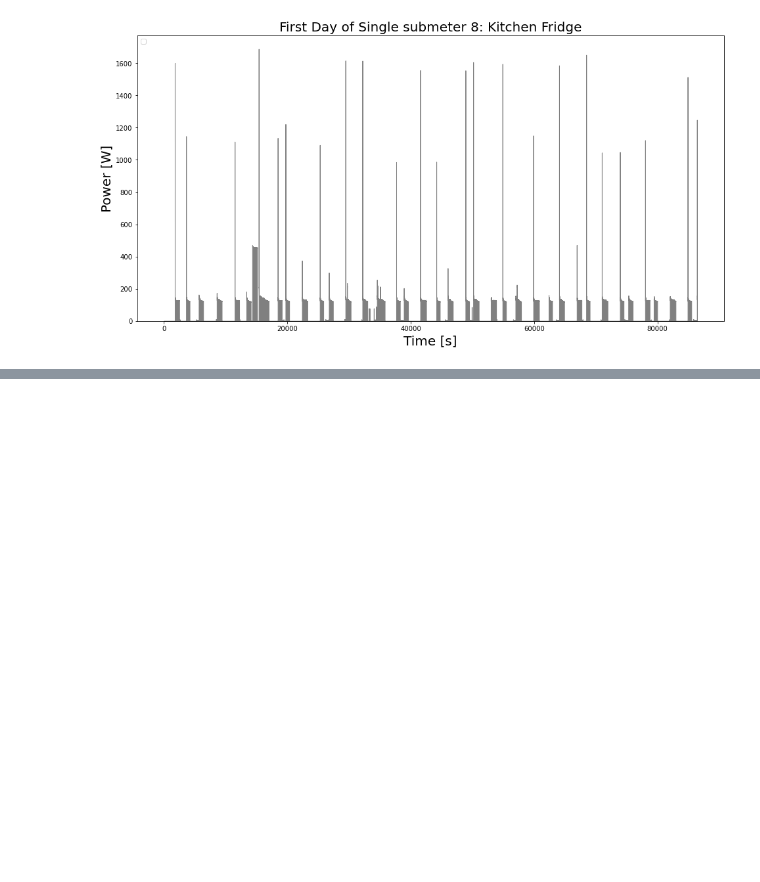
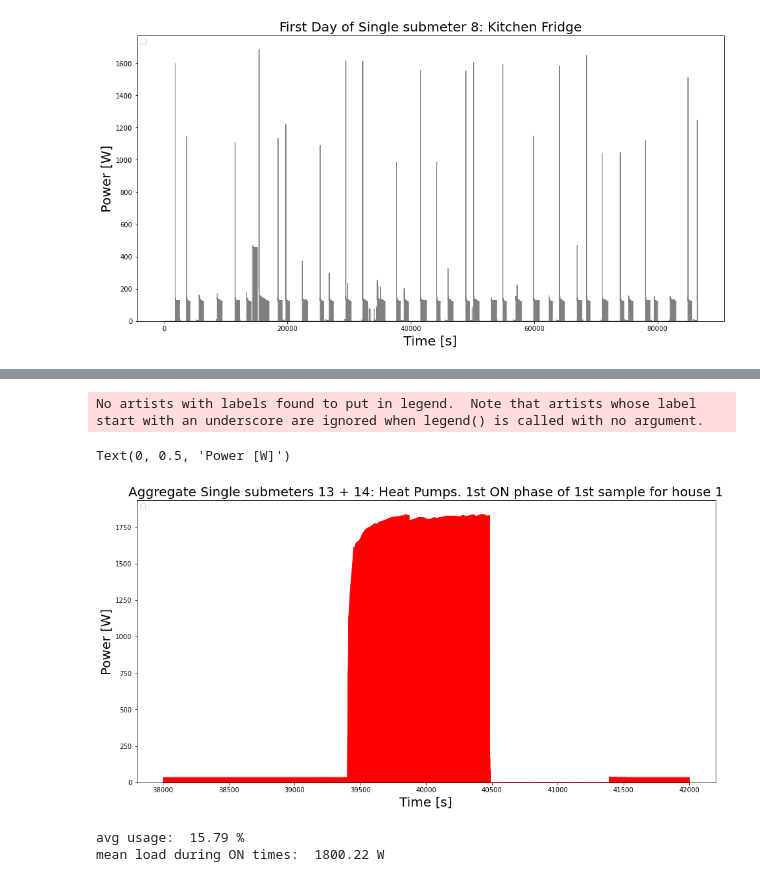
Before and after one commit to MarcoLandtHayen/NILM_NonIntrusiveLoadMonitoring, a Jupyter notebook: notebooks/02_NILM_RAEdataset_CNN.ipynb, the cells around one changed output, grey strips where cells are left out. Cells and saved outputs as stored; diff of their text form; code cells hidden in the pictures; blank space fills up the shorter version.

```diff
--- a/notebooks/02_NILM_RAEdataset_CNN.ipynb
+++ b/notebooks/02_NILM_RAEdataset_CNN.ipynb
@@ -471,0 +436,14 @@ avg usage [%]:  100.0
+# %%
+## Zoom into first ON phase, to see if power load unexpectedly drops to zero during ON phase:
+
+# Plot Heat pumps in aggregated form from submeter data 13 + 14 for first usage from first sample:
+fig, ax = plt.subplots(figsize=(16, 8))
+ax.stackplot(np.arange(38000,42000,1), data1_transp[12:14,38000:42000], color="red")
+plt.legend(loc='upper left')
+plt.title('Aggregate Single submeters 13 + 14: Heat Pumps. 1st ON phase of 1st sample for house 1', fontsize=20)
+plt.xlabel('Time [s]', fontsize=20)
+plt.ylabel('Power [W]', fontsize=20)
+# %% [output]
+No artists with labels found to put in legend.  Note that artists whose label start with an underscore are ignored when legend() is called with no argument.
+Text(0, 0.5, 'Power [W]')
+[figure, added]
@@ -471,0 +460,19 @@ avg usage [%]:  100.0
+# %%
+# Now create new binary series containing 1 (= ON) and 0 (= OFF), respecting specified noise level:
+target1_ON_OFF = (target1 > noise_level).astype(int)
+
+# Get power load during ON times:
+target1_load = target1 * target1_ON_OFF
+
+# Get mean power load from load during ON times as single value:
+target1_mean_load = np.mean(target1_load[target1_load>0])
+
+# Get mean load during ON times as time series:
+target1_mean_load_series = target1_mean_load * target1_ON_OFF
+
+# Check avg usage time and mean load during ON times:
+print("avg usage: ", np.round(np.sum(target1_ON_OFF) / len(target1) * 100, 2), "%")
+print("mean load during ON times: ", np.round(target1_mean_load,2), "W")
+# %% [output]
+avg usage:  15.79 %
+mean load during ON times:  1800.22 W
```
Also changed, not shown: parts of 50 cells of this notebook.
